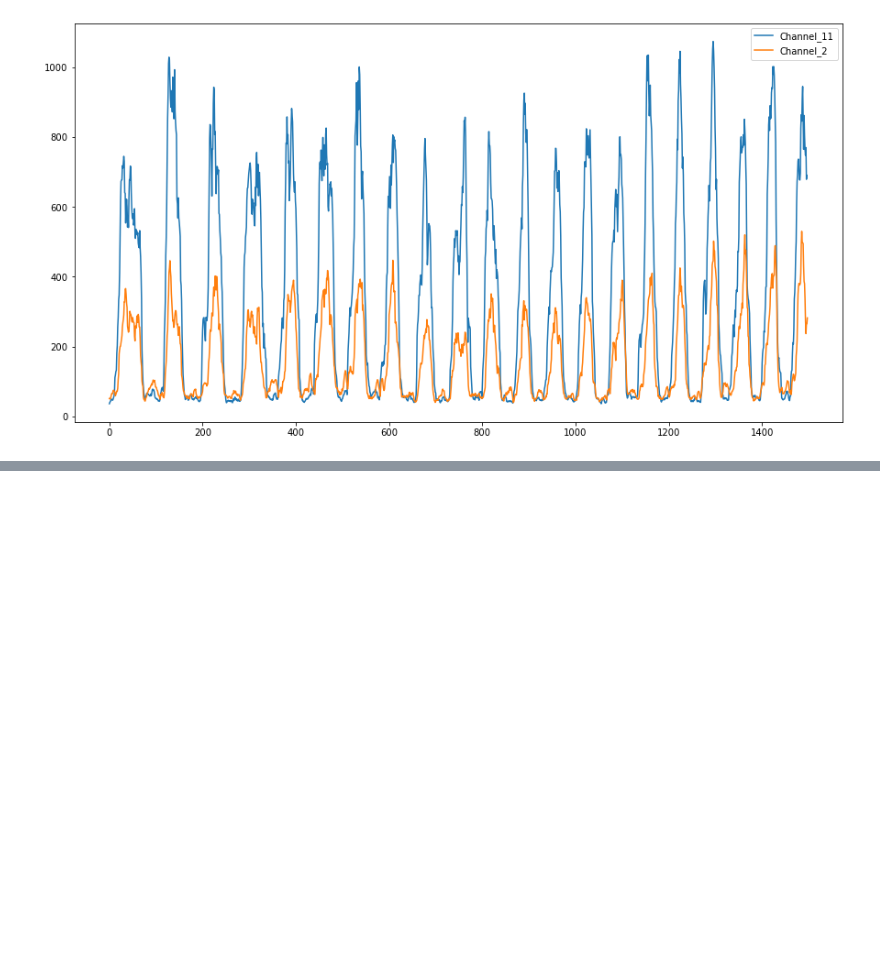
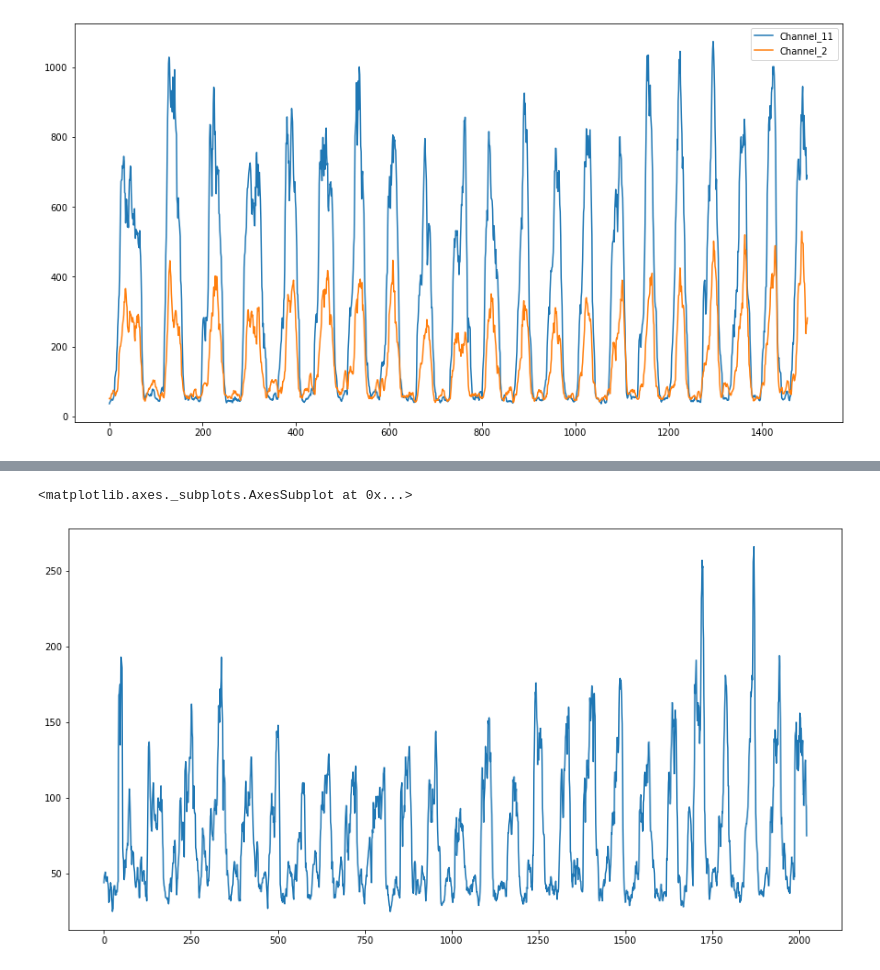
Before and after one commit to PerlinWarp/NeuroLeap, a Jupyter notebook: Notebooks/DualDataCheck.ipynb, the cells around one changed output, grey strips where cells are left out. Cells and saved outputs as stored; diff of their text form; code cells hidden in the pictures; blank space fills up the shorter version.

```diff
--- a/Notebooks/DualDataCheck.ipynb
+++ b/Notebooks/DualDataCheck.ipynb
@@ -107,0 +151,5 @@ df[['Channel_11', 'Channel_2']].plot()
+# %%
+df['Channel_6'].plot()
+# %% [output]
+<matplotlib.axes._subplots.AxesSubplot at 0x...>
+[figure, added]
```
Also changed, not shown: parts of 6 cells of this notebook, 4 other files.
